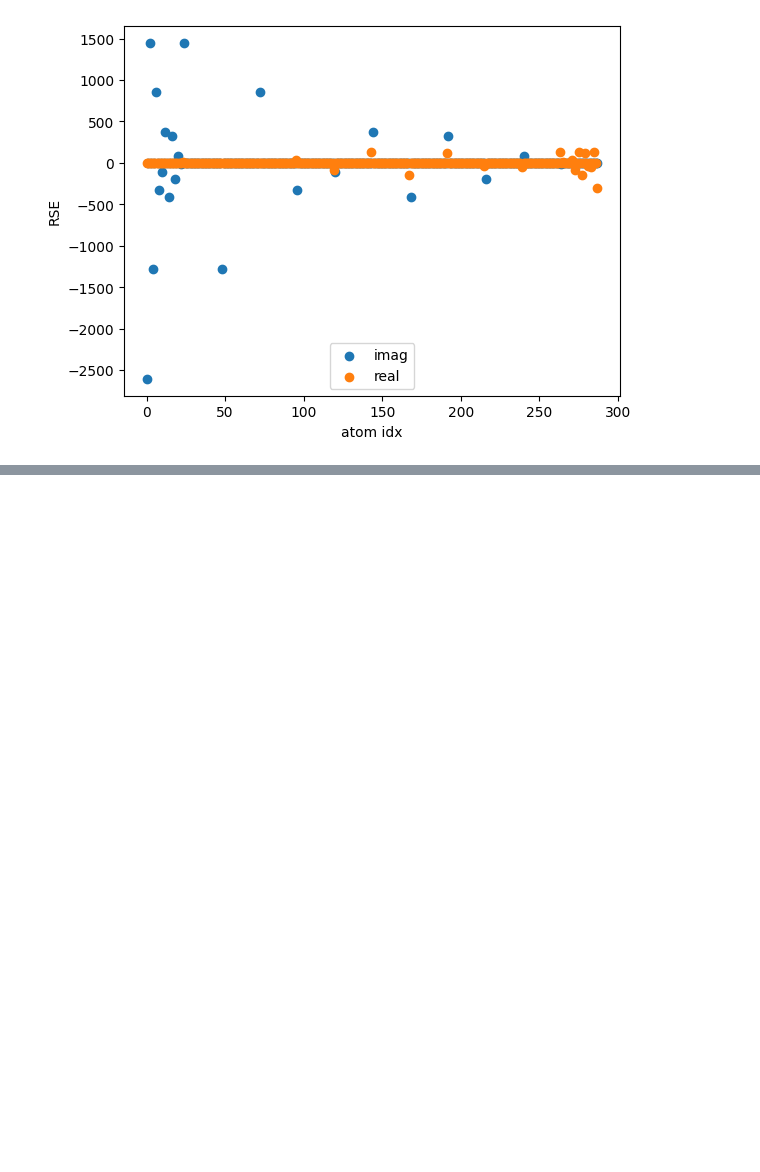
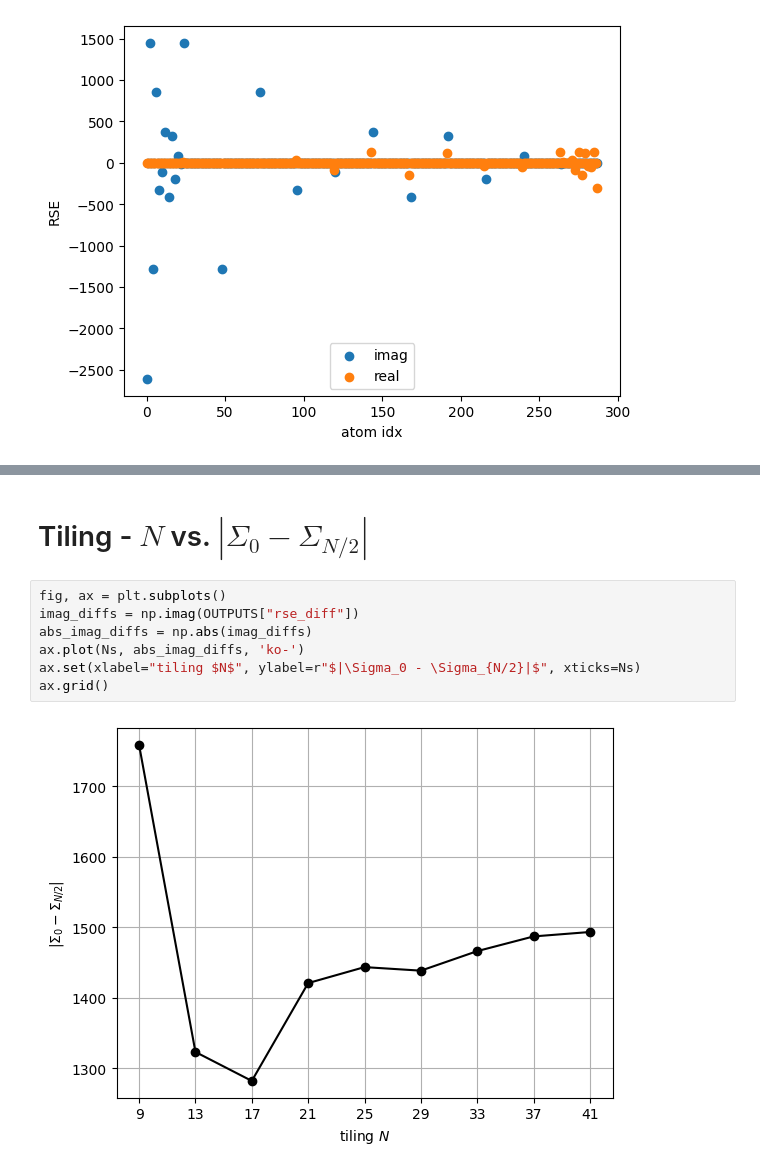
Before and after one commit to BastianValhoj/QTM-ML, a Jupyter notebook: scripts/plot_conv.ipynb, the cells around one changed output, grey strips where cells are left out. Drawn from its saved outputs; the diff is of its cells as text; blank space fills up the shorter version.

```diff
--- a/scripts/plot_conv.ipynb
+++ b/scripts/plot_conv.ipynb
@@ -193,0 +248,11 @@ ax.legend(loc="lower center")
+# %% [markdown]
+# Tiling - $N$ vs. $|\Sigma_0 - \Sigma_{N/2}|$
+# %%
+fig, ax = plt.subplots()
+imag_diffs = np.imag(OUTPUTS["rse_diff"])
+abs_imag_diffs = np.abs(imag_diffs)
+ax.plot(Ns, abs_imag_diffs, 'ko-')
+ax.set(xlabel="tiling $N$", ylabel=r"$|\Sigma_0 - \Sigma_{N/2}|$", xticks=Ns)
+ax.grid()
+# %% [output]
+[figure, added]
```
Also changed, not shown: parts of 9 cells of this notebook, 1 other file.
